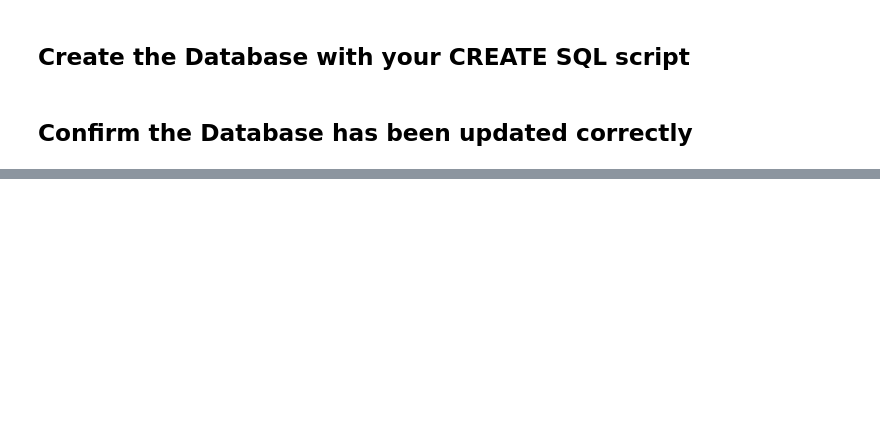
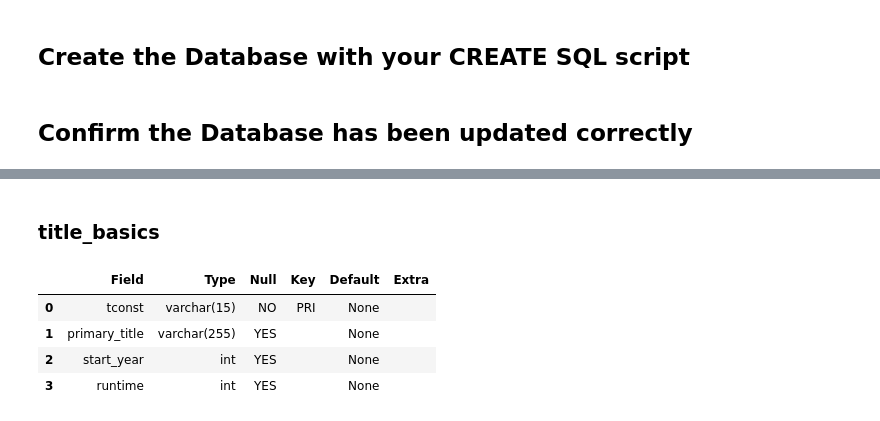
Before and after one commit to swhaley01/Project-2, a Jupyter notebook: Project 2 - Part 2.ipynb, the cells around one changed output, grey strips where cells are left out. Drawn from its saved outputs; the diff is of its cells as text; code cells hidden in the pictures; blank space fills up the shorter version.

```diff
--- a/Project 2 - Part 2.ipynb
+++ b/Project 2 - Part 2.ipynb
@@ -120,0 +135,5 @@ STRING COLUMN MAX LENGTHS:
+# %%
+import json
+with open('/Users/sherlin01/.secret/mysql.json') as f:
+    login = json.load(f)
+login.keys()
@@ -120,0 +142,3 @@ STRING COLUMN MAX LENGTHS:
+# %%
+connection = f"mysql+pymysql://{login['username']}:{urlquote(login['password'])}@localhost/movies"
+engine = create_engine(connection)
@@ -120,0 +154,11 @@ STRING COLUMN MAX LENGTHS:
+# %% [markdown]
+### title_basics
+# %%
+q = """DESCRIBE title_basics;"""
+pd.read_sql(q, engine)
+# %% [output]
+|  | Field | Type | Null | Key | Default | Extra |
+| 0 | tconst | varchar(15) | NO | PRI | None |  |
+| 1 | primary_title | varchar(255) | YES |  | None |  |
+| 2 | start_year | int | YES |  | None |  |
+| 3 | runtime | int | YES |  | None |  |
```
Also changed, not shown: parts of 19 cells of this notebook, 2 other files.
